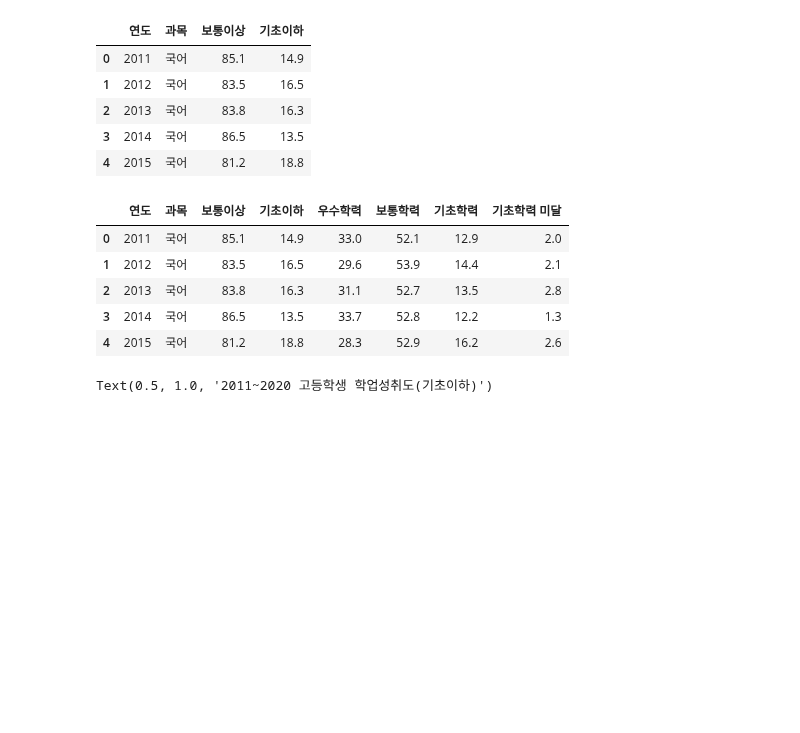
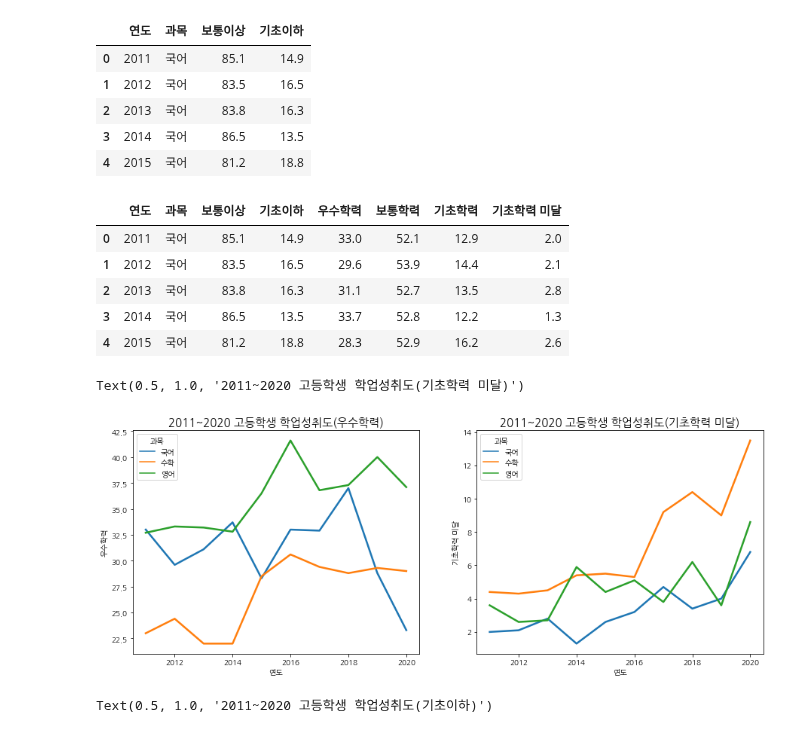
Before and after one commit to moonstar97/Structure, a Jupyter notebook: 가설5번_DEA.ipynb, the cells around one changed output. Cells and saved outputs as stored; diff of their text form; code cells hidden in the pictures; blank space fills up the shorter version.

```diff
--- a/가설5번_DEA.ipynb
+++ b/가설5번_DEA.ipynb
@@ -187,6 +205,21 @@ high_grade.head()
 | 2 | 2013 | 국어 | 83.8 | 16.3 | 31.1 | 52.7 | 13.5 | 2.8 |
 | 3 | 2014 | 국어 | 86.5 | 13.5 | 33.7 | 52.8 | 12.2 | 1.3 |
 | 4 | 2015 | 국어 | 81.2 | 18.8 | 28.3 | 52.9 | 16.2 | 2.6 |
+# %%
+plt.figure(figsize=(15,12))
+plt.subplot(221)
+sns.lineplot(data=high_grade, x='연도', y='우수학력', hue='과목',
+             palette="tab10", linewidth=2.5)
+plt.title('2011~2020 고등학생 학업성취도(우수학력)', fontsize=15)
+
+
+plt.subplot(222)
+sns.lineplot(data=high_grade, x='연도', y='기초학력 미달', hue='과목',
+             palette="tab10", linewidth=2.5)
+plt.title('2011~2020 고등학생 학업성취도(기초학력 미달)', fontsize=15)
+# %% [output]
+Text(0.5, 1.0, '2011~2020 고등학생 학업성취도(기초학력 미달)')
+[figure, added]
 # %%
 plt.figure(figsize=(15,12))
 plt.subplot(221)
```
Also changed, not shown: parts of 8 cells of this notebook.
